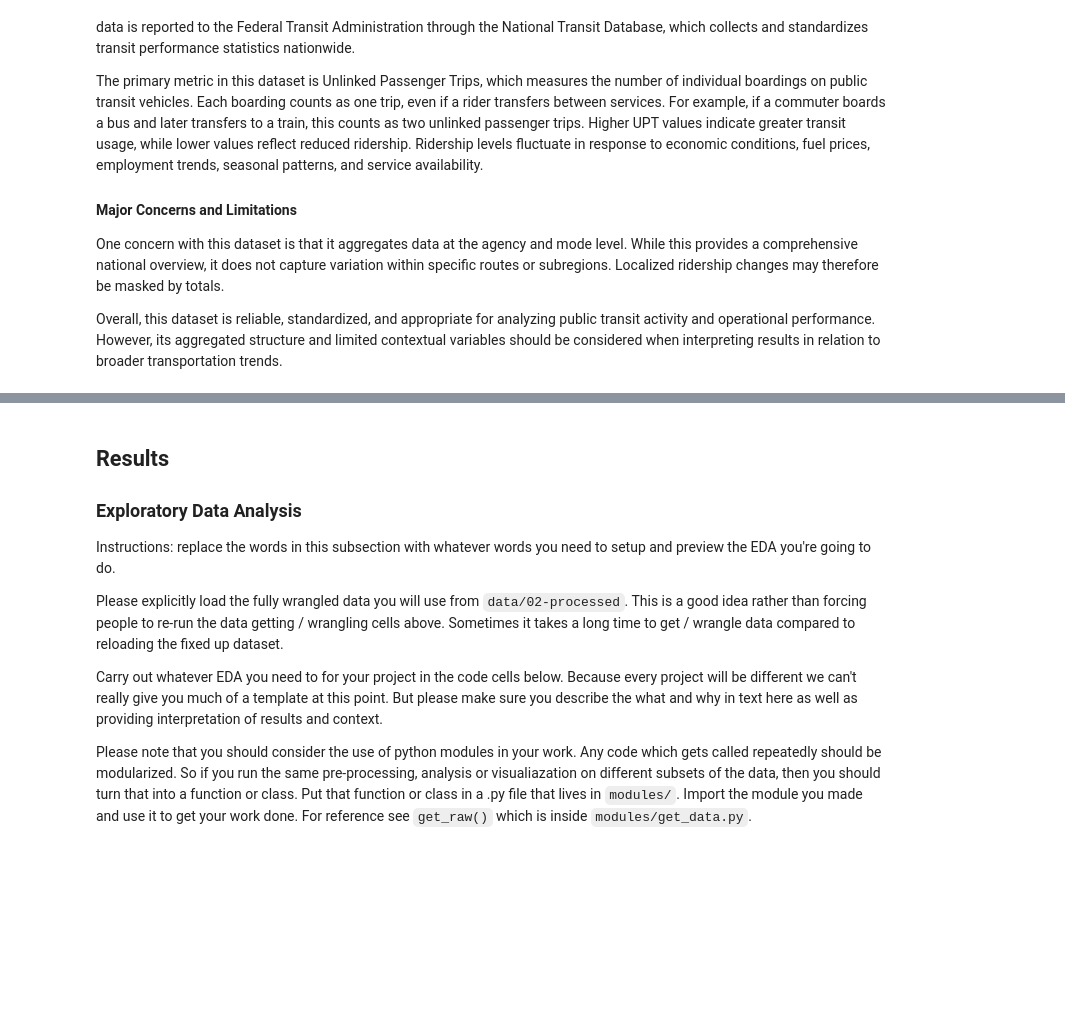
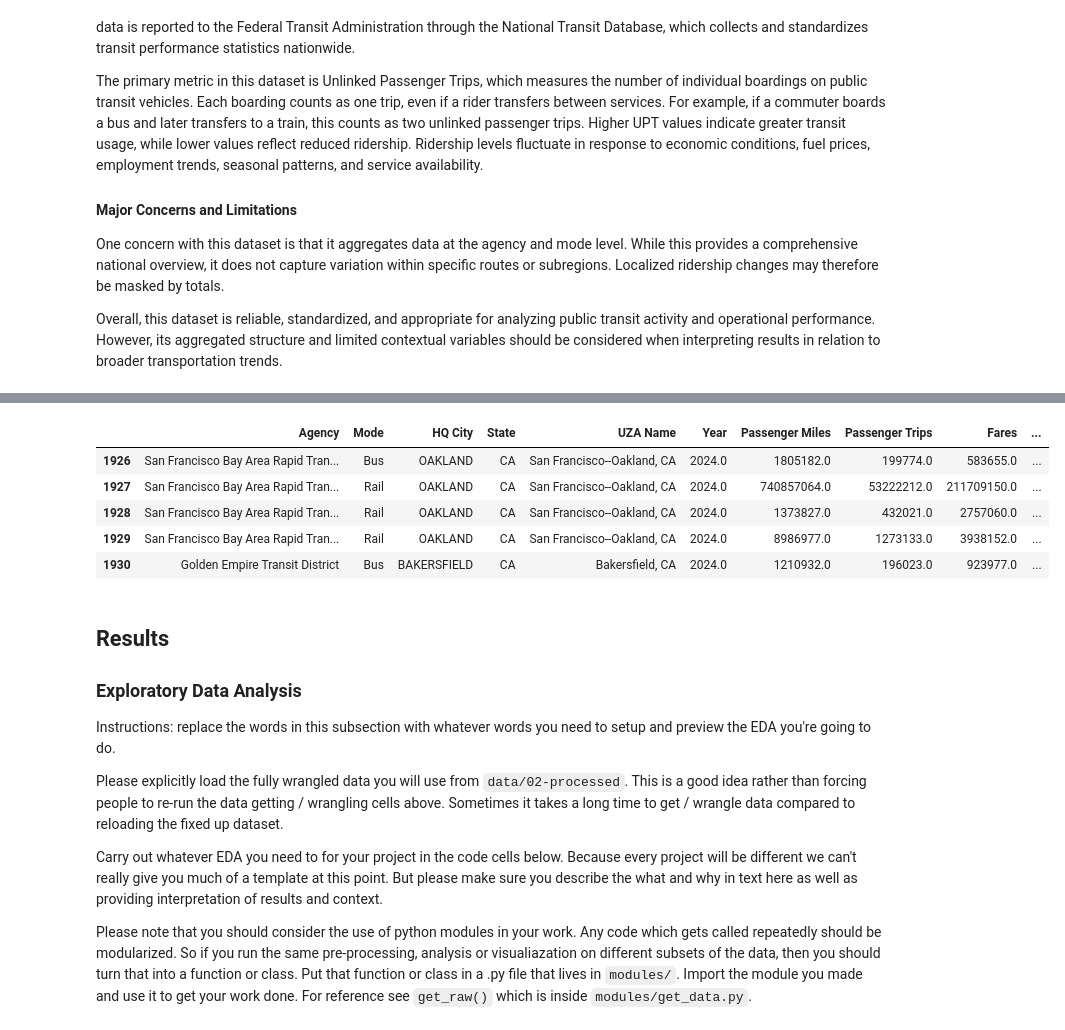
Before and after one commit to COGS108/Group012_WI26, a Jupyter notebook: 02-EDACheckpoint.ipynb, the cells around one changed output, grey strips where cells are left out. Cells and saved outputs as stored; diff of their text form; code cells hidden in the pictures; blank space fills up the shorter version.

```diff
--- a/02-EDACheckpoint.ipynb
+++ b/02-EDACheckpoint.ipynb
@@ -216,3 +227,14 @@ ride_df.head()
+# %%
+# Filters ride_df to only include data points from the state of California
+ride_df = ride_df[ride_df['State'] == 'CA']
+ride_df.head()
+# %% [output]
+|  | Agency | Mode | HQ City | State | UZA Name | Year | Passenger Miles | Passenger Trips | Fares | ... |
+| 1926 | San Francisco Bay Area Rapid Tran... | Bus | OAKLAND | CA | San Francisco--Oakland, CA | 2024.0 | 1805182.0 | 199774.0 | 583655.0 | ... |
+| 1927 | San Francisco Bay Area Rapid Tran... | Rail | OAKLAND | CA | San Francisco--Oakland, CA | 2024.0 | 740857064.0 | 53222212.0 | 211709150.0 | ... |
+| 1928 | San Francisco Bay Area Rapid Tran... | Rail | OAKLAND | CA | San Francisco--Oakland, CA | 2024.0 | 1373827.0 | 432021.0 | 2757060.0 | ... |
+| 1929 | San Francisco Bay Area Rapid Tran... | Rail | OAKLAND | CA | San Francisco--Oakland, CA | 2024.0 | 8986977.0 | 1273133.0 | 3938152.0 | ... |
+| 1930 | Golden Empire Transit District | Bus | BAKERSFIELD | CA | Bakersfield, CA | 2024.0 | 1210932.0 | 196023.0 | 923977.0 | ... |
 # %% [markdown]
 ## Results
 
```
Also changed, not shown: parts of 4 cells of this notebook.
